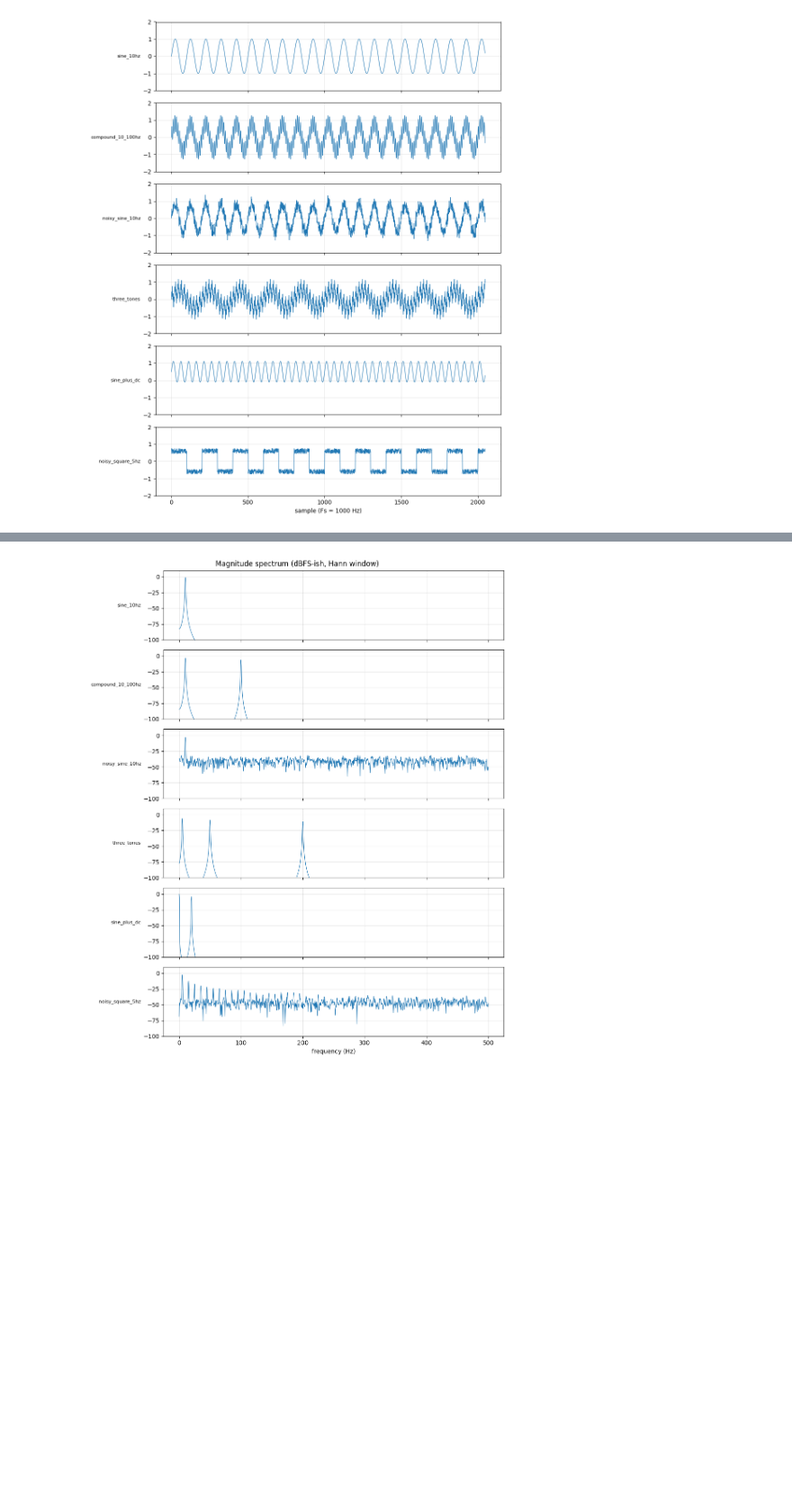
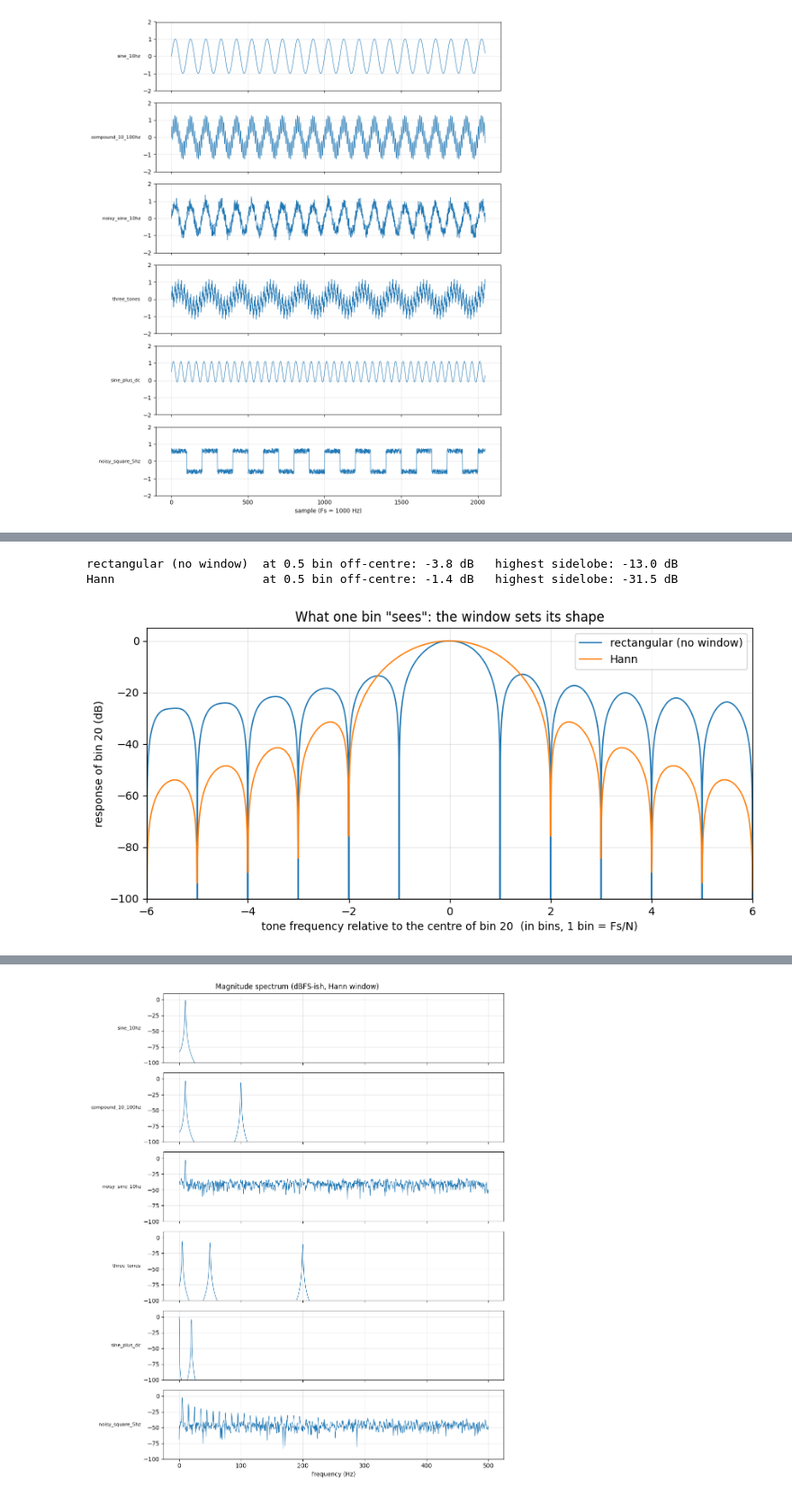
Before and after one commit to sametgul/logic_playground, a Jupyter notebook: dsp02_test_signals/notebooks/generate_signals.ipynb, the cells around one changed output, grey strips where cells are left out. Shown at 90% size. Cells and saved outputs as stored; diff of their text form; code cells hidden in the pictures; blank space fills up the shorter version.

```diff
--- a/dsp02_test_signals/notebooks/generate_signals.ipynb
+++ b/dsp02_test_signals/notebooks/generate_signals.ipynb
@@ -63,0 +242,27 @@ plt.show()
+# %%
+k0 = 20
+nn = np.arange(N)
+kern = np.exp(-2j * np.pi * k0 * nn / N)            # the "detector" tuned to bin 20
+d = np.linspace(-6, 6, 2401)                        # tone position relative to bin 20, in bins
+tones = np.sin(2 * np.pi * (k0 + d)[:, None] * nn / N)
+
+fig, ax = plt.subplots(figsize=(10, 4.5))
+for label, w in (("rectangular (no window)", np.ones(N)), ("Hann", np.hanning(N))):
+    resp = np.abs((tones * w * kern).sum(axis=1)) / (w.sum() / 2)
+    ax.plot(d, 20 * np.log10(resp + 1e-12), label=label, lw=1.2)
+    half = 20 * np.log10(resp[np.argmin(np.abs(d - 0.5))])
+    side0 = 1.0 if 'rect' in label else 2.0
+    side = 20 * np.log10(resp[np.abs(d) > side0 + 0.05].max())
+    print(f"{label:24} at 0.5 bin off-centre: {half:+.1f} dB   highest sidelobe: {side:.1f} dB")
+ax.set_xlim(-6, 6)
+ax.set_ylim(-100, 5)
+ax.set_xlabel('tone frequency relative to the centre of bin 20  (in bins, 1 bin = Fs/N)')
+ax.set_ylabel('response of bin 20 (dB)')
+ax.set_title('What one bin "sees": the window sets its shape')
+ax.grid(alpha=0.3)
+ax.legend()
+plt.show()
+# %% [output]
+rectangular (no window)  at 0.5 bin off-centre: -3.8 dB   highest sidelobe: -13.0 dB
+Hann                     at 0.5 bin off-centre: -1.4 dB   highest sidelobe: -31.5 dB
+[figure, added]
```
Also changed, not shown: parts of 21 cells of this notebook.
